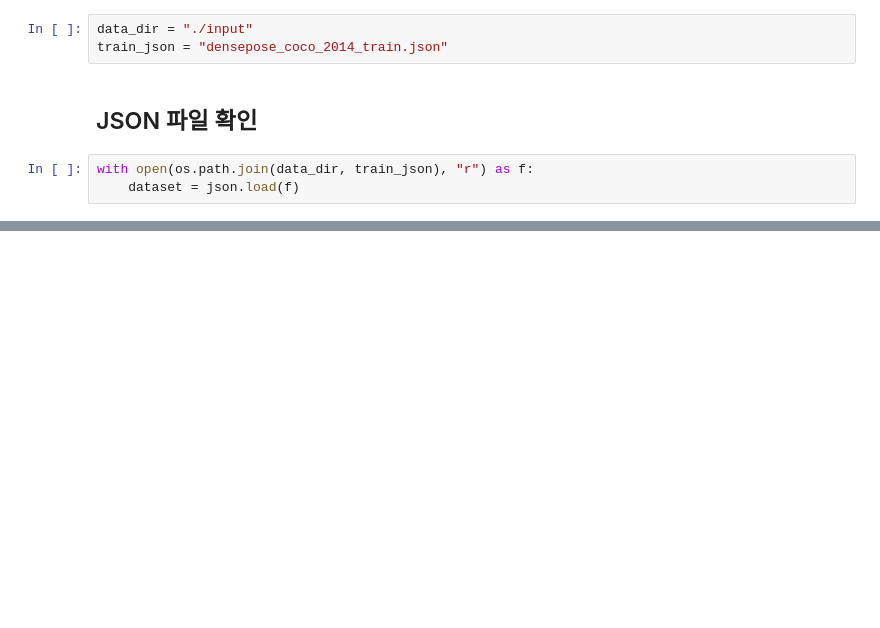
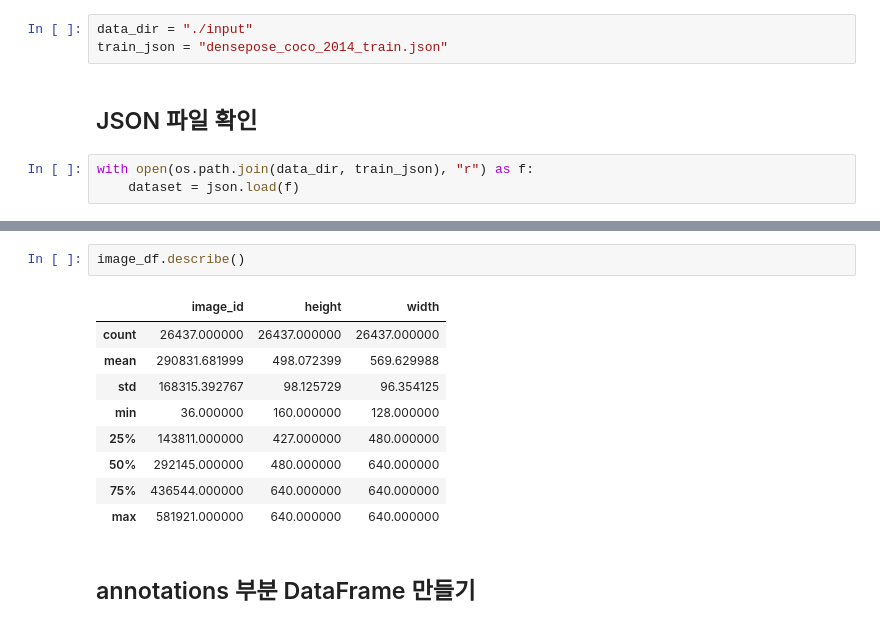
Before and after one commit to potato-farm/alchera-ai-challenge, a Jupyter notebook: EDA.ipynb, the cells around one changed output, grey strips where cells are left out. Cells and saved outputs as stored; diff of their text form; blank space fills up the shorter version.

```diff
--- a/EDA.ipynb
+++ b/EDA.ipynb
@@ -48,0 +93,14 @@ print(
+# %%
+image_df.describe()
+# %% [output]
+|  | image_id | height | width |
+| count | 26437.000000 | 26437.000000 | 26437.000000 |
+| mean | 290831.681999 | 498.072399 | 569.629988 |
+| std | 168315.392767 | 98.125729 | 96.354125 |
+| min | 36.000000 | 160.000000 | 128.000000 |
+| 25% | 143811.000000 | 427.000000 | 480.000000 |
+| 50% | 292145.000000 | 480.000000 | 640.000000 |
+| 75% | 436544.000000 | 640.000000 | 640.000000 |
+| max | 581921.000000 | 640.000000 | 640.000000 |
+# %% [markdown]
+## annotations 부분 DataFrame 만들기
```
Also changed, not shown: parts of 14 cells of this notebook.
